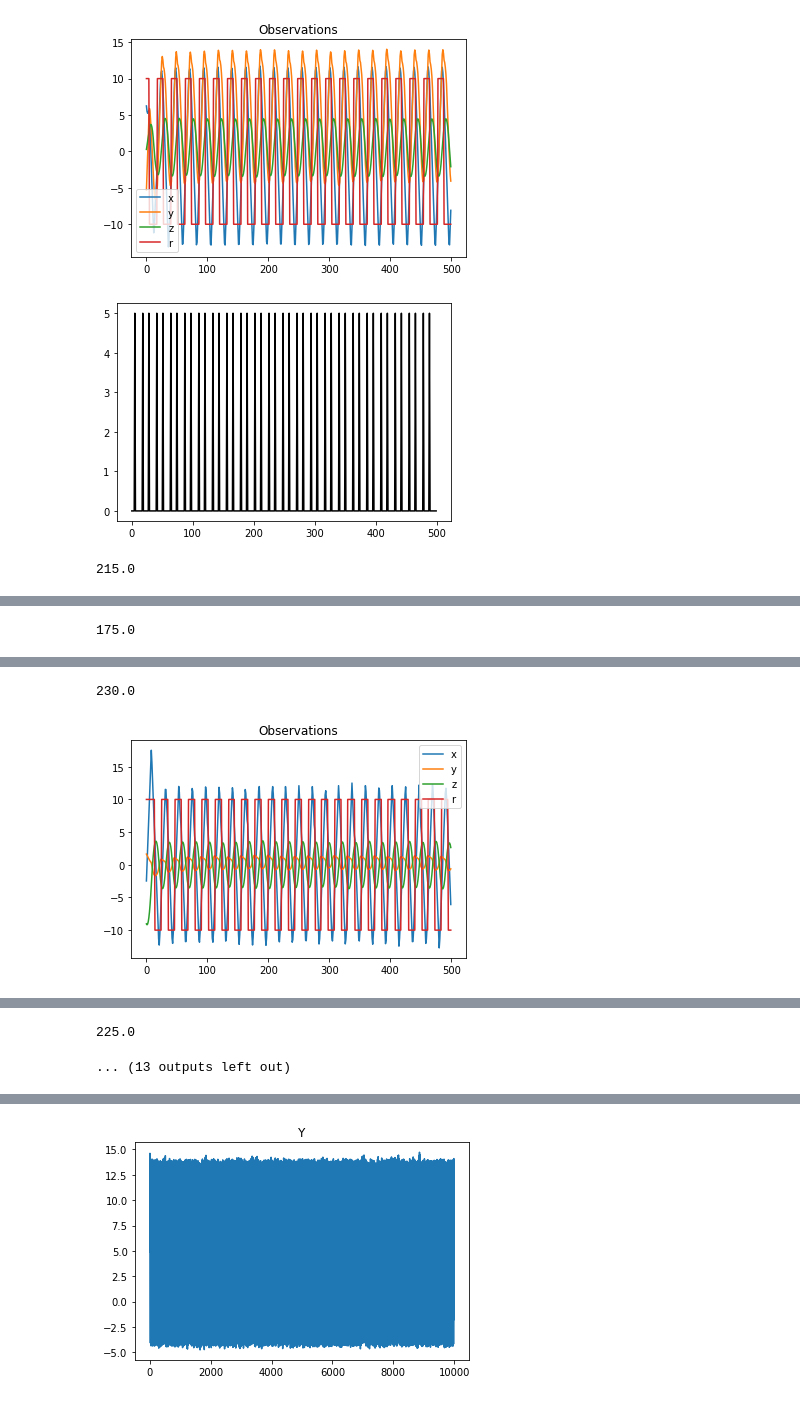
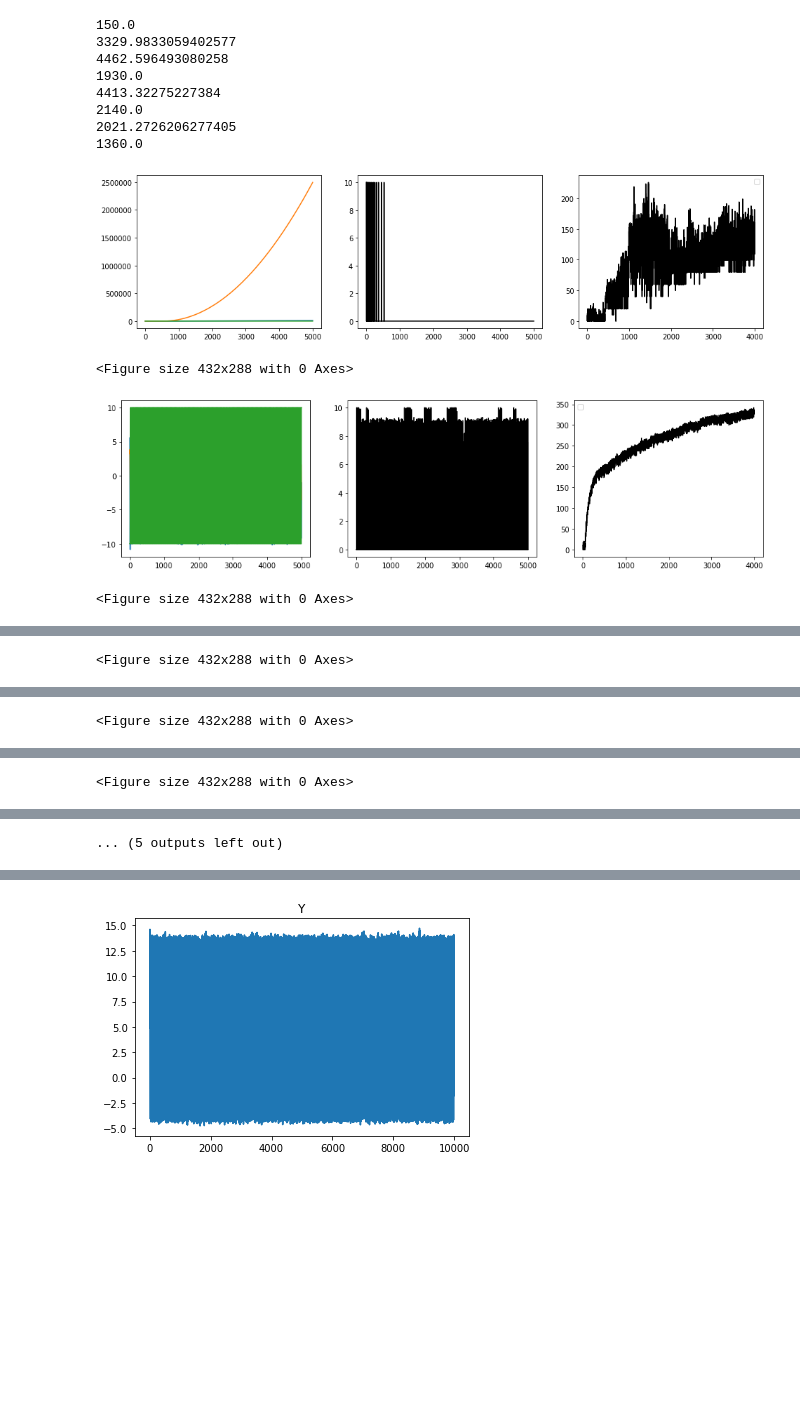
Before and after one commit to sgillen/lorenz, a Jupyter notebook: run_sg/analyze_sg.ipynb, the cells around one changed output, grey strips where cells are left out. Cells and saved outputs as stored; diff of their text form; code cells hidden in the pictures; blank space fills up the shorter version.

```diff
--- a/run_sg/analyze_sg.ipynb
+++ b/run_sg/analyze_sg.ipynb
@@ -12,6 +12,8 @@ import matplotlib.pyplot as plt
 import os
 import itertools
 
+import torch
+
 dtype = np.float32
 #script_dir = os.path.dirname(__file__)
 #trial_dir = script_dir + "/data2/sg_ppo_fixed/deep_longer_2"
@@ -24,18 +26,27 @@ dtype = np.float32
 #trial_dir = "/home/sgillen/work/lorenz/run_sg/data/rew_normal/sched_lin"
 #trial_dir = "/home/sgillen/work/lorenz/run_sg/data/rew_normal/2500_len"
 
-trial_dir = "/home/sgillen/work/lorenz/run_sg/data_walker/mj4"
-
+trial_dir = "/home/sgillen/work/lorenz/run_sg/data2/3d_hole/0"
+trial_dir = "/home/sgillen/work/lorenz/run_sg/data22/vanilla/1"
+trial_dir = "/home/sgillen/work/lorenz/run_sg/data2/2d/long0"
+trial_dir = "/home/sgillen/work/lorenz/run_sg/data22/dim/2d0"
+trial_dir = "/home/sgillen/work/lorenz/run_sg/data22/visit/0"
 
 ws_list = []
 model_list = []
 min_size = float('inf')
 for entry in os.scandir(trial_dir):
+
+    if ".ipynb" in entry.path:
+        continue
+
     model, env, args, ws = load_workspace(entry.path)
     plt.plot(ws["raw_rew_hist"])
     plt.figure()
     if len(ws["raw_rew_hist"]) < min_size:
         min_size = len(ws["raw_rew_hist"])
+
+
 
     print(entry.path)
     ws_list.append(ws)
@@ -73,8 +84,8 @@ fig, ax = smooth_bounded_curve(rewards, window=100)
 # %%
 # %%
 
-ws = ws_list[5]
-model = model_list[5]
+ws = ws_list[1]
+model = model_list[1]
 
 plt.plot(ws['raw_rew_hist'], 'ko')
 plt.title('Return')
@@ -127,40 +138,52 @@ def do_rollout(init_point):
 # %%
 # X0 = np.array([1, 1,.3])
 
-env.num_steps=500
+env.num_steps=5000
+X0 = np.random.uniform(-10,10,2)
+
 for ws, model in zip(ws_list, model_list):
     #X0 = np.array([0,0,0])
-    X0 = np.random.uniform(-10,10,3)
 
 
 
     obs_hist, action_hist, reward_hist, logp_hist = do_rollout(X0)
 
 #     plt.plot(np.clip(action_hist, -env.action_max, env.action_max))
 #     plt.title('Actions')
 #     plt.legend(['ux', 'uy'])
 #     plt.show(); plt.figure()
 
 #     plt.plot(logp_hist)
 #     plt.title('Logp')
 #     plt.legend(['lgx', 'lqy'])
 #     plt.show(); plt.figure()
 
 #     plt.plot(np.exp(logp_hist))
 #     plt.title('P')
 #     plt.legend(['lgx', 'lqy'])
 #     plt.show(); plt.figure()
 
-    plt.plot(obs_hist)
-    plt.title('Observations')
+    fig, ax = plt.subplots(1,3, figsize=(16,4))
+
+    ax[0].plot(obs_hist)
     plt.legend(['x', 'y', 'z', 'r'])
-    plt.show(); plt.figure()
 
-    plt.plot(reward_hist, 'k')
-    plt.show(); plt.figure()
+    ax[1].plot(reward_hist, 'k')
+    ax[2].plot(ws['raw_rew_hist'], 'k')
+
+    plt.figure()
 
     print(sum(reward_hist))
 # %% [output]
+150.0
+3329.9833059402577
+4462.596493080258
+1930.0
+4413.32275227384
+2140.0
+2021.2726206277405
+1360.0
-[figure, old version]
+[figure, new version]
+<Figure size 432x288 with 0 Axes>
-[figure, old version]
+[figure, new version]
-215.0
+<Figure size 432x288 with 0 Axes>
@@ -167,0 +191 @@ for ws, model in zip(ws_list, model_list):
+<Figure size 432x288 with 0 Axes>
@@ -169 +193 @@ for ws, model in zip(ws_list, model_list):
-175.0
+<Figure size 432x288 with 0 Axes>
@@ -170,0 +195 @@ for ws, model in zip(ws_list, model_list):
+<Figure size 432x288 with 0 Axes>
@@ -172,2 +196,0 @@ for ws, model in zip(ws_list, model_list):
-230.0
-[figure, removed]
@@ -175,5 +197,4 @@ for ws, model in zip(ws_list, model_list):
-225.0
-... (13 outputs left out)
+... (5 outputs left out)
 # %%
 obs_arr = np.stack(obs_hist)
 x = obs_arr[:, 0]
```
Also changed, not shown: parts of 9 cells of this notebook, 5 other files.
